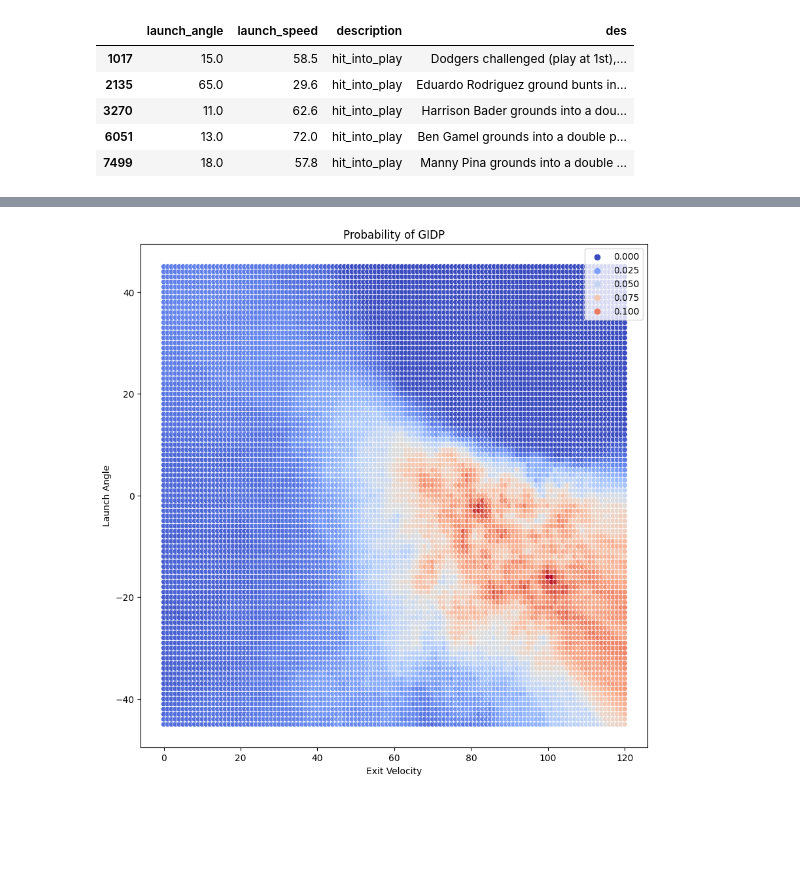
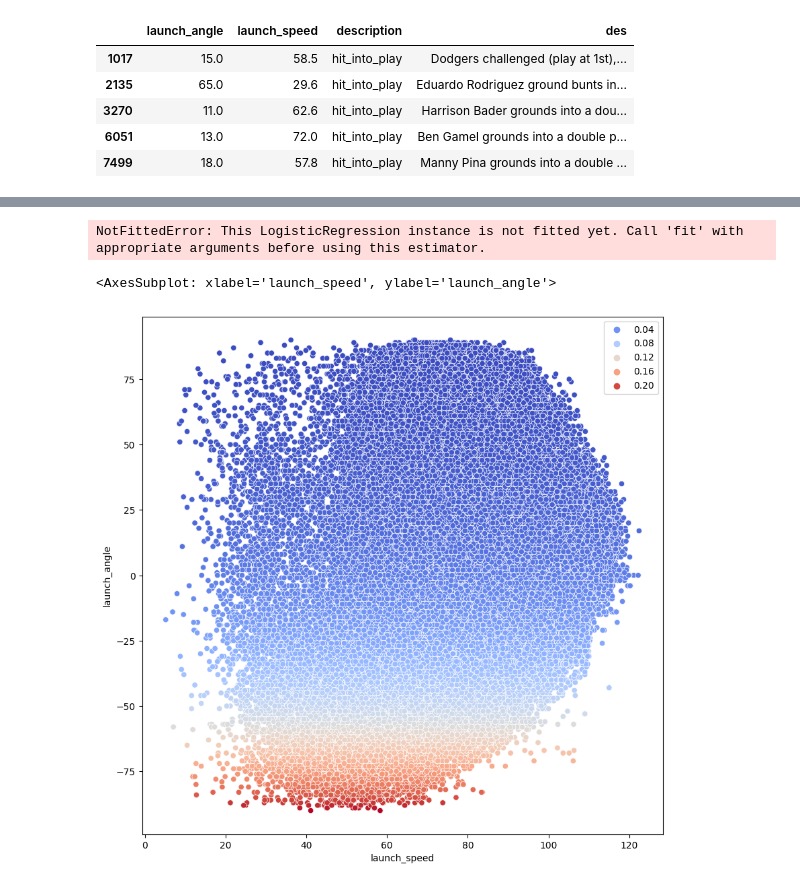
Before and after one commit to sam-walsh/sxwOBA, a Jupyter notebook: notebooks/expected_era.ipynb, the cells around one changed output, grey strips where cells are left out. Cells and saved outputs as stored; diff of their text form; code cells hidden in the pictures; blank space fills up the shorter version.

```diff
--- a/notebooks/expected_era.ipynb
+++ b/notebooks/expected_era.ipynb
@@ -238,24 +186,11 @@ from sklearn.model_selection import GridSearchCV
 from sklearn.model_selection import train_test_split
 from sklearn.metrics import mean_squared_error
 from sklearn.metrics import roc_auc_score, roc_curve, auc
+import xgboost as xgb
 
-# param_grid = {
-#     'penalty': ['l1', 'l2'],
-#     'C': [0.1, 0.5, 1],
-#     'class_weight': [None, 'balanced'],
-#     'solver': ['liblinear']
-# }
-
-# clf = LogisticRegression(random_state=0)
-
-clf = KNeighborsClassifier()
-
-param_grid = {
-    'n_neighbors': [50, 100, 500, 1000, 2000],
-}
-
-grid_search = GridSearchCV(estimator=clf, param_grid=param_grid,
-                           scoring='roc_auc', cv=5, verbose=3, n_jobs=-1)
+xgb_clf = xgb.XGBClassifier(objective='binary:logistic', n_estimators=30, max_depth=3, min_child_weight=2, seed=123, tree_method='gpu_hist', gpu_id=0, verbosity=0, eval_metric='auc')
+clf = LogisticRegression(random_state=0)
+knn = KNeighborsClassifier(n_neighbors=2500)
 # %%
 X = bbe[['launch_speed', 'launch_angle']]
 y = bbe['is_gidp']
@@ -336,9 +283,12 @@ y_proba_grid = pred_grid.reshape(ev_grid.shape)
+# %%
+features = bbe['launch_angle'].values.reshape(-1, 1)
+# %%
+prob_gidp = clf.predict_proba(features)[:,1]
+# %% [output]
+NotFittedError: This LogisticRegression instance is not fitted yet. Call 'fit' with appropriate arguments before using this estimator.
 # %%
 fig, ax = plt.subplots(figsize=(10, 10))
-sns.scatterplot(x=ev_grid.ravel(), y=la_grid.ravel(), hue=pred_grid, palette='coolwarm', legend=True)
-plt.xlabel('Exit Velocity')
-plt.ylabel('Launch Angle')
-plt.title('Probability of GIDP')
-plt.show()
+sns.scatterplot(data=bbe, x='launch_speed', y='launch_angle', hue=prob_gidp, palette='coolwarm')
 # %% [output]
+<AxesSubplot: xlabel='launch_speed', ylabel='launch_angle'>
-[figure, old version]
+[figure, new version]
```
Also changed, not shown: parts of 30 cells of this notebook, 5 other files.
